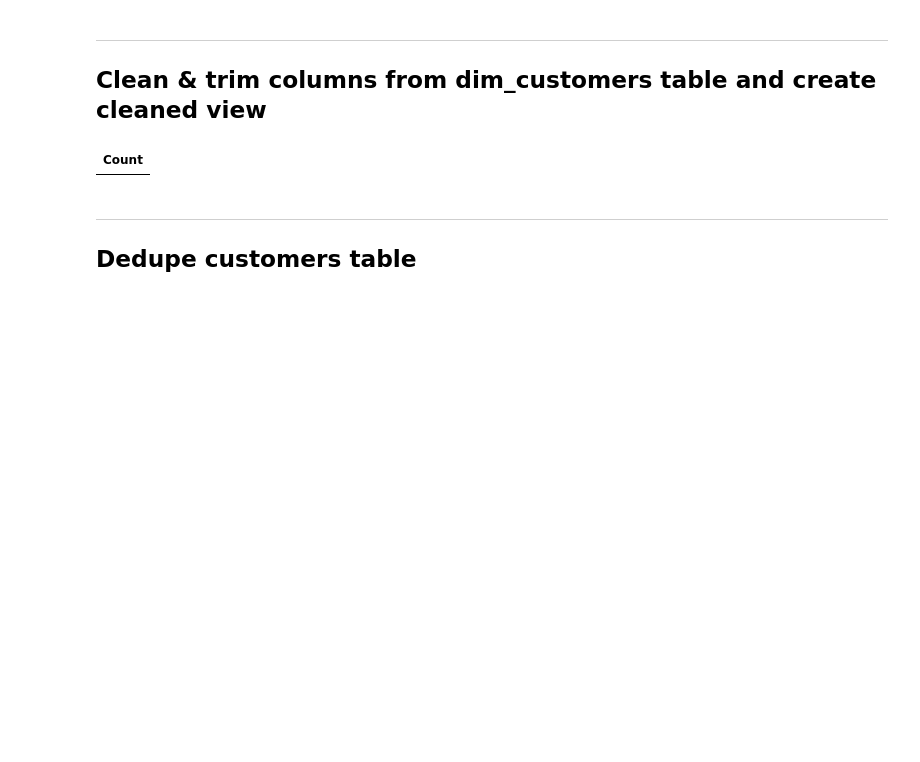
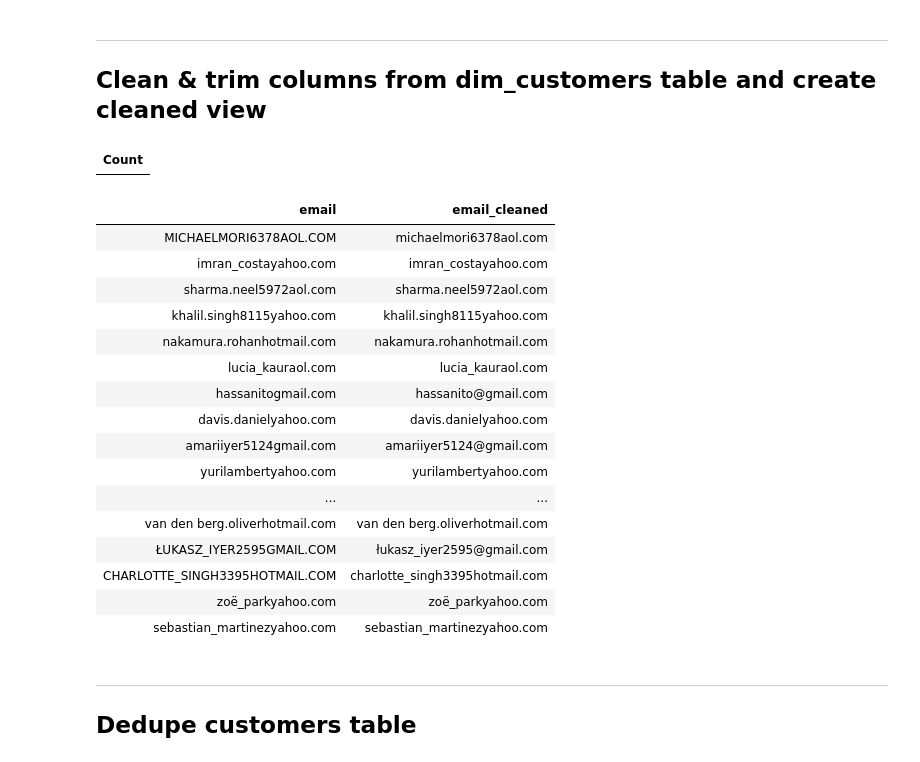
Before and after one commit to danielsgraves/Graves_Greenery_Analysis, a Jupyter notebook: notebook/Graves_Greenery.ipynb, the cells around one changed output. Cells and saved outputs as stored; diff of their text form; code cells hidden in the pictures; blank space fills up the shorter version.

```diff
--- a/notebook/Graves_Greenery.ipynb
+++ b/notebook/Graves_Greenery.ipynb
@@ -181,6 +179,45 @@ FROM
                 dim_customers
 # %% [output]
 | Count |
+# %%
+%%sql
+SELECT      email
+            , CASE
+                WHEN
+                      LOWER(email)
+                LIKE
+                      '%gmail.com'
+                AND
+                      LOWER(email)
+                NOT LIKE
+                      '%@gmail.com'
+                THEN
+                      REPLACE(LOWER(email), 'gmail.com', '@gmail.com')
+                ELSE
+                      LOWER(email)
+              END AS email_cleaned
+
+FROM
+      dim_customers
+WHERE email NOT LIKE '%@%'
+# %% [output]
+| email | email_cleaned |
+| MICHAELMORI6378AOL.COM | michaelmori6378aol.com |
+| imran_costayahoo.com | imran_costayahoo.com |
+| sharma.neel5972aol.com | sharma.neel5972aol.com |
+| khalil.singh8115yahoo.com | khalil.singh8115yahoo.com |
+| nakamura.rohanhotmail.com | nakamura.rohanhotmail.com |
+| lucia_kauraol.com | lucia_kauraol.com |
+| hassanitogmail.com | hassanito@gmail.com |
+| davis.danielyahoo.com | davis.danielyahoo.com |
+| amariiyer5124gmail.com | amariiyer5124@gmail.com |
+| yurilambertyahoo.com | yurilambertyahoo.com |
+| ... | ... |
+| van den berg.oliverhotmail.com | van den berg.oliverhotmail.com |
+| ŁUKASZ_IYER2595GMAIL.COM | łukasz_iyer2595@gmail.com |
+| CHARLOTTE_SINGH3395HOTMAIL.COM | charlotte_singh3395hotmail.com |
+| zoë_parkyahoo.com | zoë_parkyahoo.com |
+| sebastian_martinezyahoo.com | sebastian_martinezyahoo.com |
 # %% [markdown]
 ---
 Dedupe customers table
```
Also changed, not shown: parts of 9 cells of this notebook.
